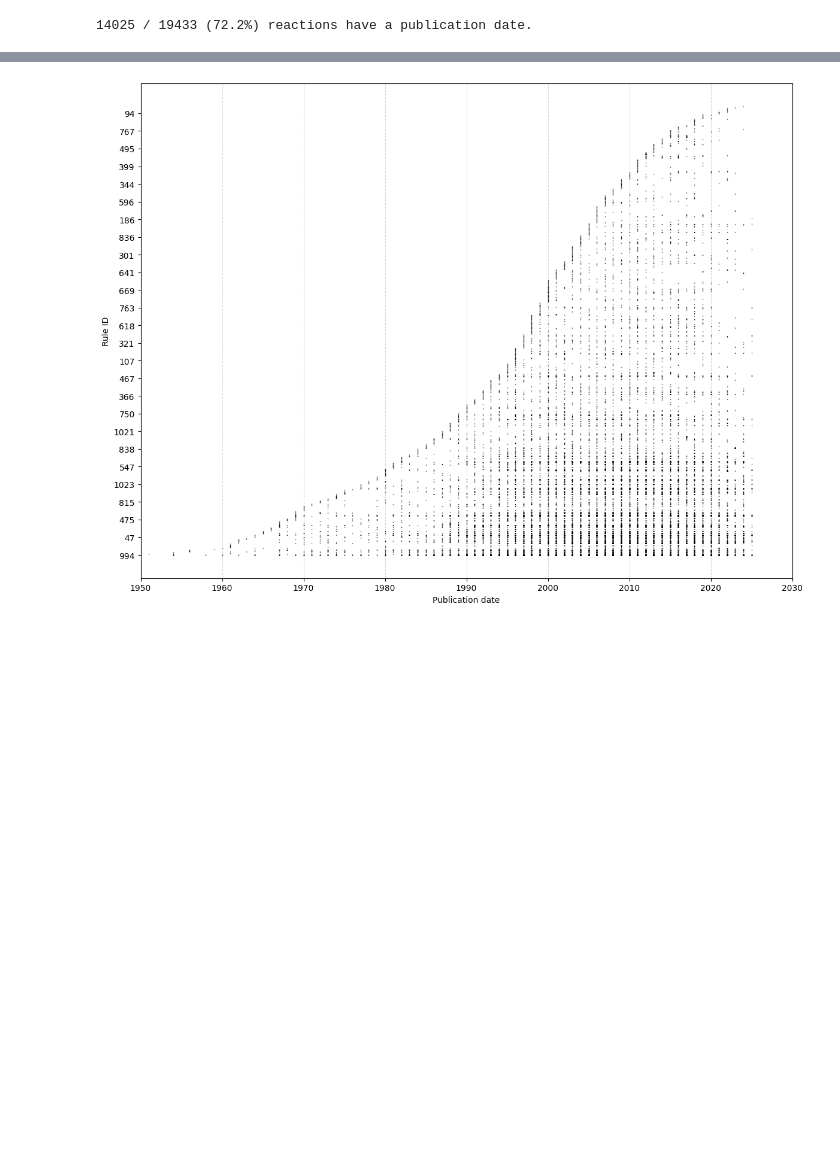
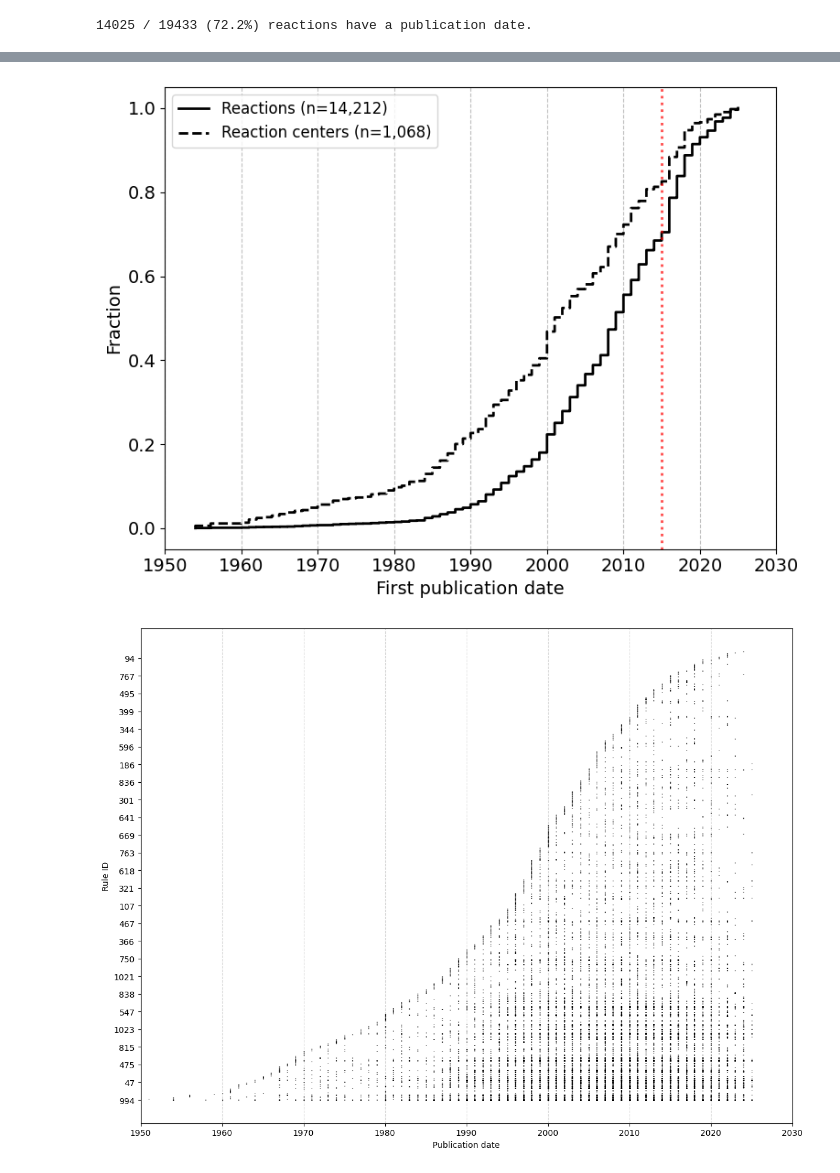
Before and after one commit to stefanpate/coarse-grain-rxns, a Jupyter notebook: notebooks/historical_reaction_data.ipynb, the cells around one changed output, grey strips where cells are left out. Saved outputs shown, nothing was run; the diff lists cells and outputs as text; code cells hidden in the pictures; blank space fills up the shorter version.

```diff
--- a/notebooks/historical_reaction_data.ipynb
+++ b/notebooks/historical_reaction_data.ipynb
@@ -197,3 +206,49 @@ plt.show()
+# %%
+# Build first-publication year per entity
+rxn_first = (
+    krs_w_date
+    .group_by("rxn_id")
+    .agg(pl.col("first_publication_date").min().alias("year"))
+    .drop_nulls("year")
+    .sort("year")
+)
+
+rule_first = (
+    krs_w_date
+    .group_by("rule_id")
+    .agg(pl.col("first_publication_date").min().alias("year"))
+    .drop_nulls("year")
+    .sort("year")
+)
+
+def ecdf_xy(df, col="year"):
+    x = df[col].to_list()
+    n = len(x)
+    y = [(i + 1) / n for i in range(n)]
+    return x, y
+
+x_rxn, y_rxn = ecdf_xy(rxn_first)
+x_cpd, y_cpd = ecdf_xy(cpd_first)
+x_rule, y_rule = ecdf_xy(rule_first)
+
+all_years = x_rxn + x_cpd + x_rule
+x_start = (min(all_years) // 10) * 10
+x_end = ((max(all_years) + 9) // 10) * 10
+
+plt.figure(figsize=(8, 6))
+plt.step(x_rxn, y_rxn, where="post", label=f"Reactions (n={len(x_rxn)*2:,})", linewidth=2, color="black")
+plt.step(x_rule, y_rule, where="post", label=f"Reaction centers (n={len(x_rule)*2:,})", linewidth=2, color="black", linestyle="--")
+plt.axvline(x=2015, color="red", linewidth=2, linestyle=":", alpha=0.7)
+plt.xlabel("First publication date")
+plt.ylabel("Fraction")
+plt.xticks(range(x_start, x_end + 1, 10))
+plt.grid(axis="x", linestyle="--", alpha=0.8)
+plt.legend()
+plt.tight_layout()
+plt.savefig(Path(cfg.figures) / f"first_publication_dates_w_{cutoff_date}_marked.svg")
+plt.show()
+# %% [output]
+[figure, added]
 # %%
 rule_pub = (
     krs_w_date.select(["rule_id", "publication_dates"])
```
Also changed, not shown: parts of 4 cells of this notebook, 8 other files.
